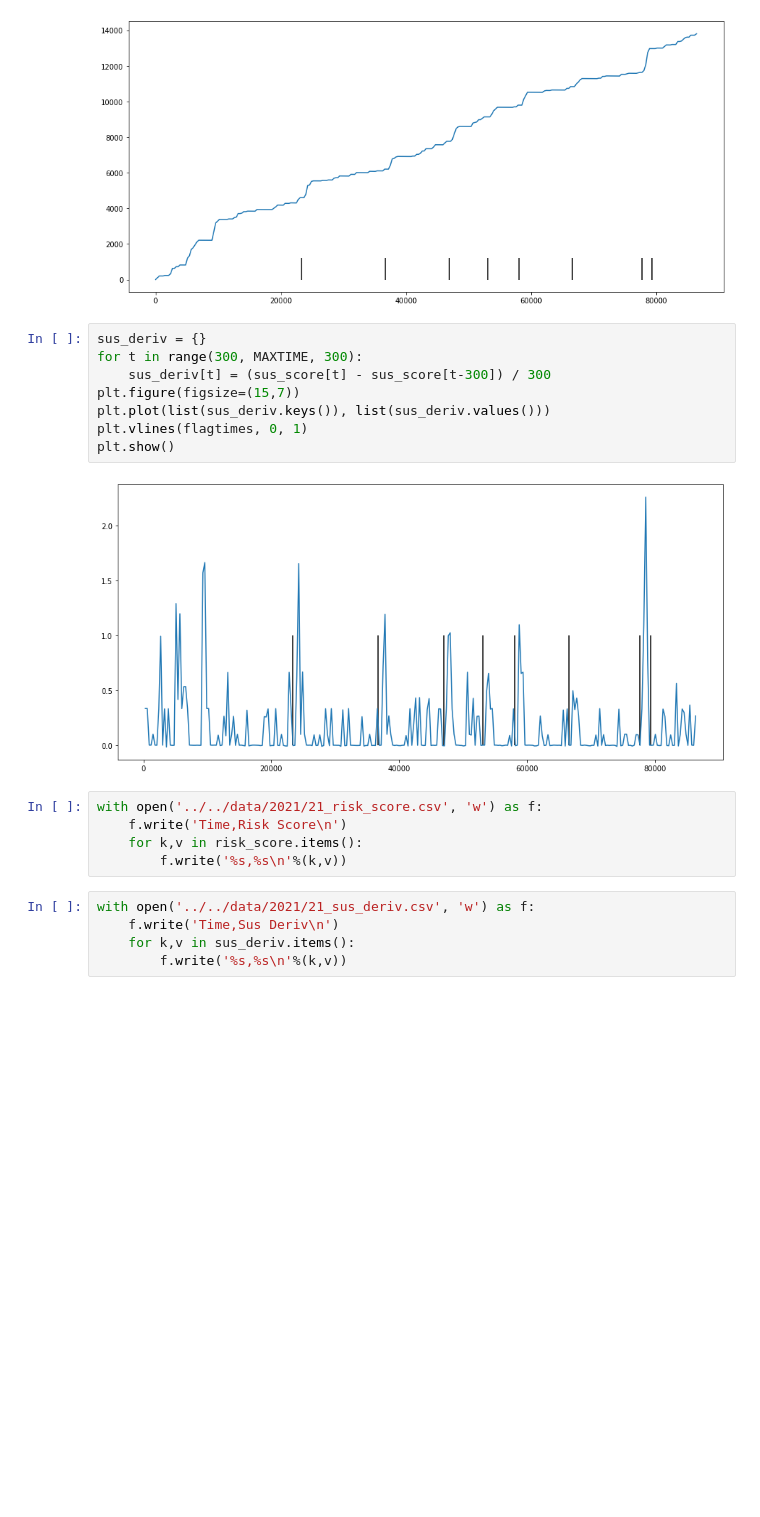
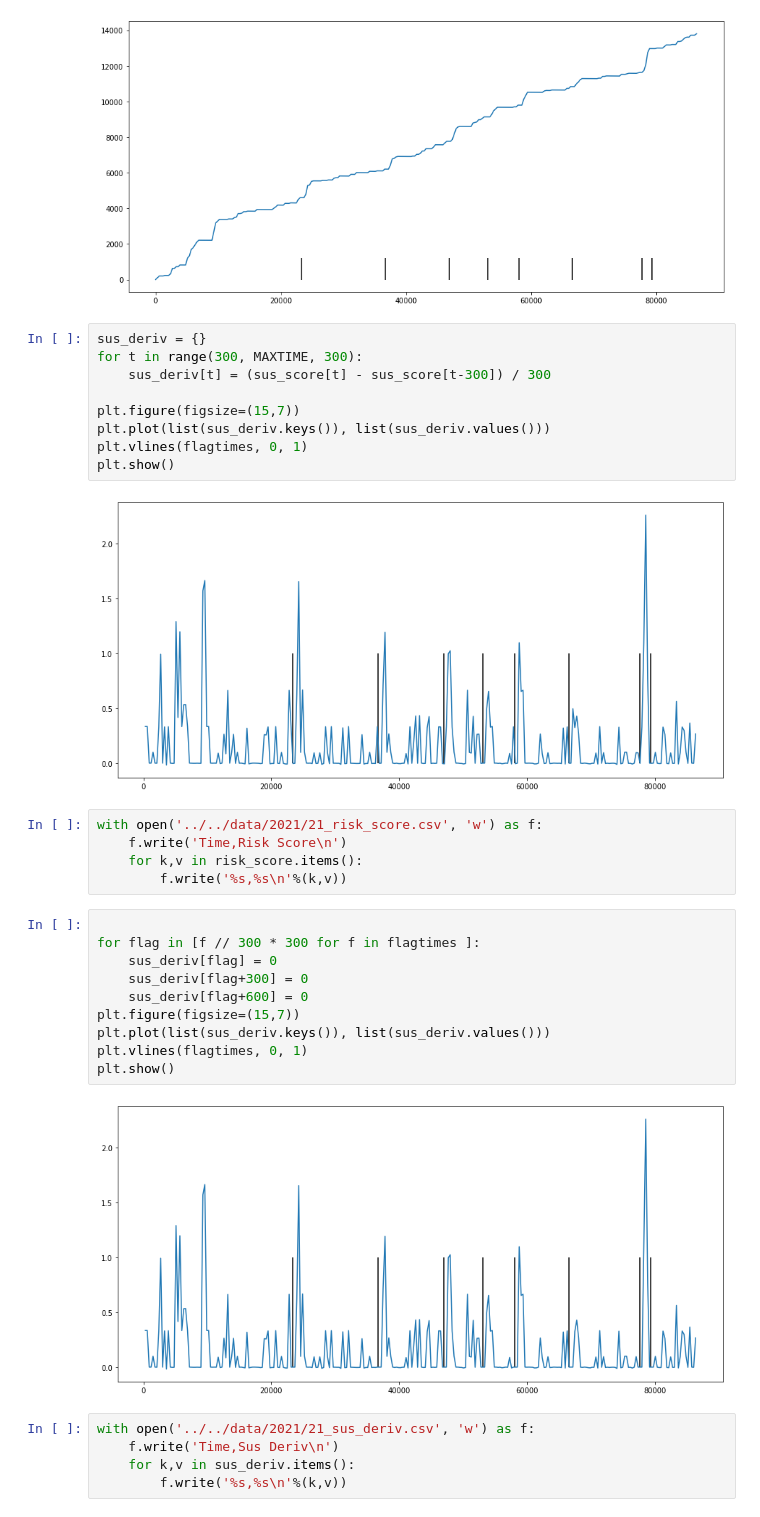
Before and after one commit to adithyashanmugam/Daytona24, a Jupyter notebook: src/2021/FixData2021.ipynb, the cells around one changed output. Cells and saved outputs as stored; diff of their text form; blank space fills up the shorter version.

```diff
--- a/src/2021/FixData2021.ipynb
+++ b/src/2021/FixData2021.ipynb
@@ -174,6 +174,7 @@ plt.show()
 sus_deriv = {}
 for t in range(300, MAXTIME, 300):
     sus_deriv[t] = (sus_score[t] - sus_score[t-300]) / 300
+
 plt.figure(figsize=(15,7))
 plt.plot(list(sus_deriv.keys()), list(sus_deriv.values()))
 plt.vlines(flagtimes, 0, 1)
@@ -185,6 +186,18 @@ with open('../../data/2021/21_risk_score.csv', 'w') as f:
     f.write('Time,Risk Score\n')
     for k,v in risk_score.items():
         f.write('%s,%s\n'%(k,v))
+# %%
+
+for flag in [f // 300 * 300 for f in flagtimes ]:
+    sus_deriv[flag] = 0
+    sus_deriv[flag+300] = 0
+    sus_deriv[flag+600] = 0
+plt.figure(figsize=(15,7))
+plt.plot(list(sus_deriv.keys()), list(sus_deriv.values()))
+plt.vlines(flagtimes, 0, 1)
+plt.show()
+# %% [output]
+[figure, added]
 # %%
 with open('../../data/2021/21_sus_deriv.csv', 'w') as f:
     f.write('Time,Sus Deriv\n')
```
Also changed, not shown: 4 other files.
